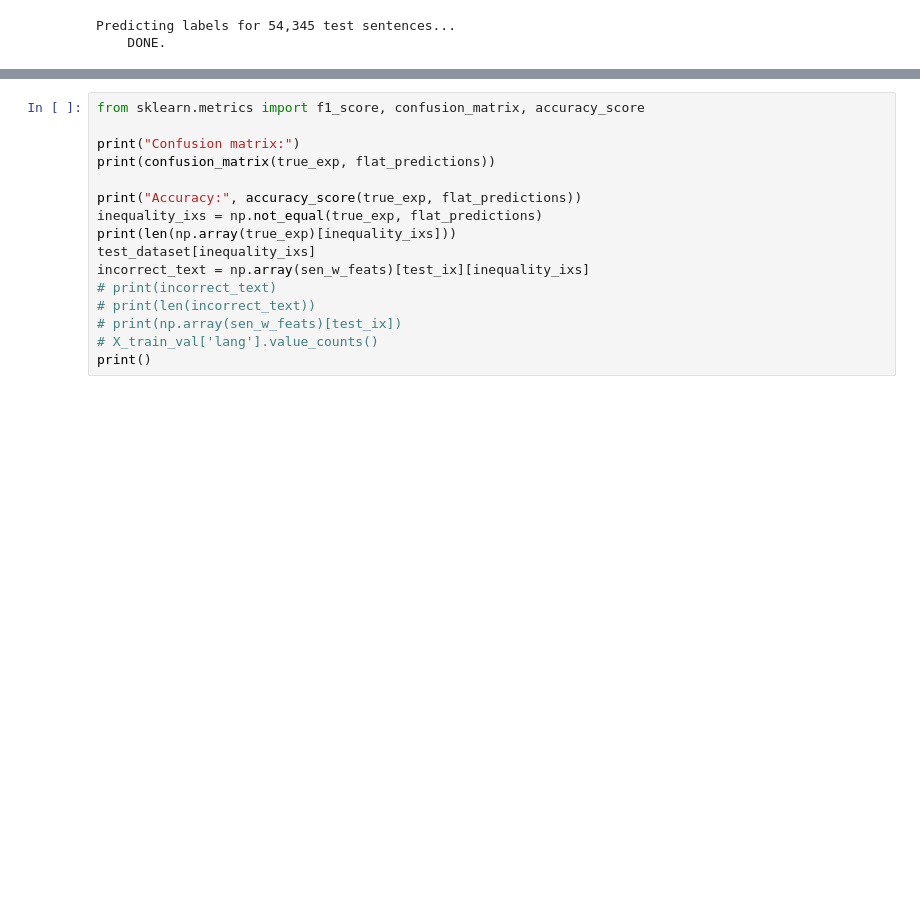
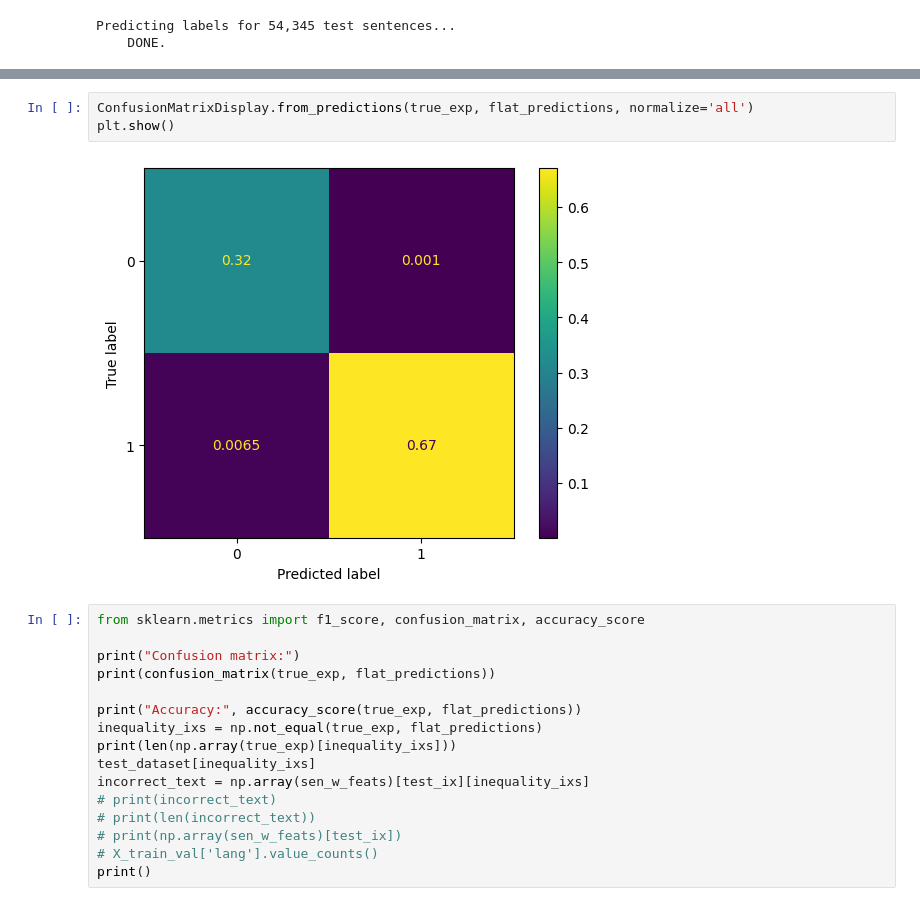
Before and after one commit to xid-er/Fake-News-Detection, a Jupyter notebook: src/ML_Twitter.ipynb, the cells around one changed output, grey strips where cells are left out. Saved outputs shown, nothing was run; the diff lists cells and outputs as text; blank space fills up the shorter version.

```diff
--- a/src/ML_Twitter.ipynb
+++ b/src/ML_Twitter.ipynb
@@ -872,3 +864,8 @@ Accuracy: 0.9924556076916
+# %%
+ConfusionMatrixDisplay.from_predictions(true_exp, flat_predictions, normalize='all')
+plt.show()
+# %% [output]
+[figure, added]
 # %%
 from sklearn.metrics import f1_score, confusion_matrix, accuracy_score
 
```
Also changed, not shown: parts of 4 cells of this notebook, 3 other files.
